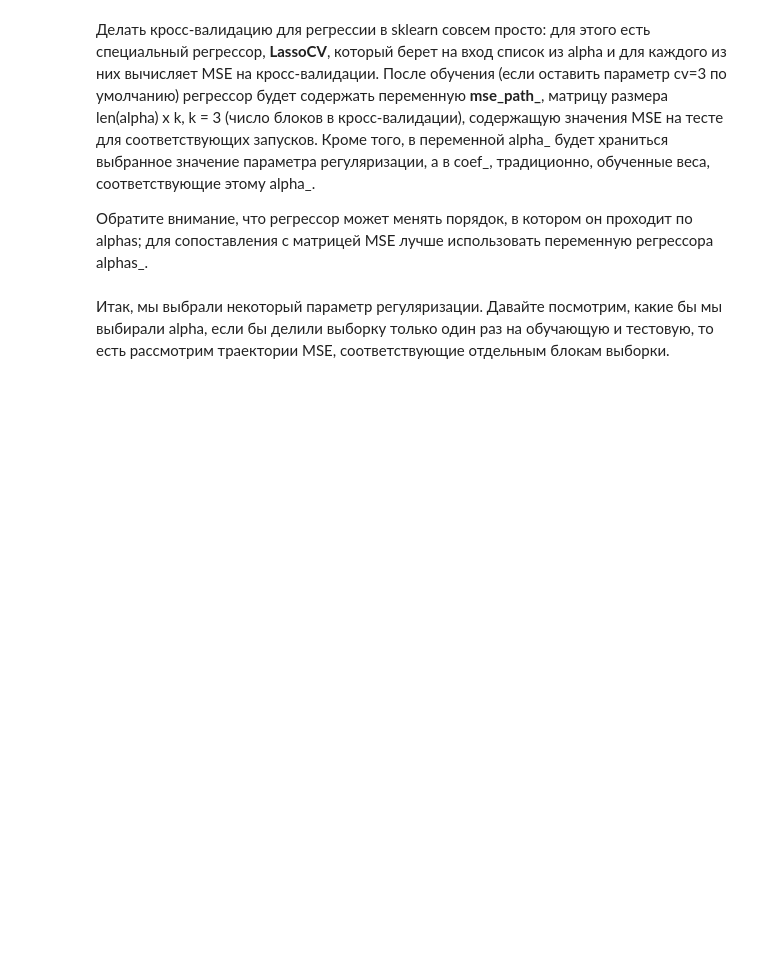
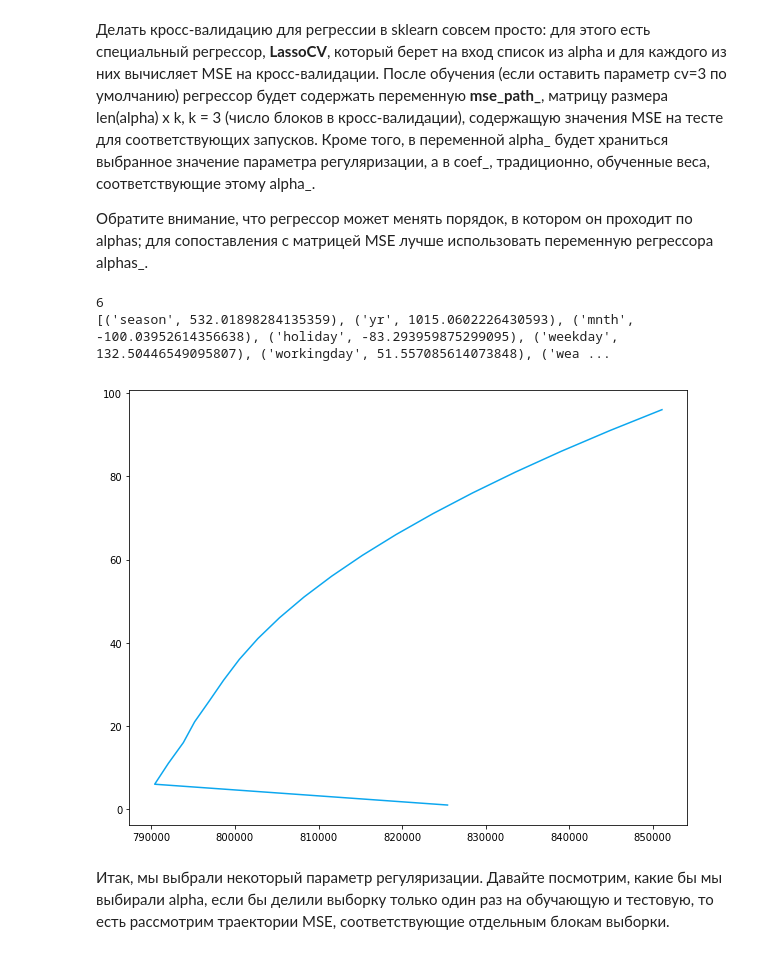
Before and after one commit to diman4ik/YandexML, a Jupyter notebook: Learning with teacher/week2/OverfittingTask.ipynb, the cells around one changed output. Saved outputs shown, nothing was run; the diff lists cells and outputs as text; code cells hidden in the pictures; blank space fills up the shorter version.

```diff
--- a/Learning with teacher/week2/OverfittingTask.ipynb
+++ b/Learning with teacher/week2/OverfittingTask.ipynb
@@ -267,8 +278,25 @@ from sklearn.linear_model import LassoCV
 # %%
 # Код 3.2 (1 балл)
 # Обучите регрессор LassoCV на всех параметрах регуляризации из alpha
 # Постройте график _усредненного_ по строкам MSE в зависимости от alpha.
 # Выведите выбранное alpha, а также пары "признак-коэффициент" для обученного вектора коэффициентов
 alphas = np.arange(1, 100, 5)
+
+lasso_cv = LassoCV(alphas=alphas, cv=3)
+lasso_cv.fit(X,y)
+mses = lasso_cv.mse_path_
+
+means = np.mean(lasso_cv.mse_path_, axis=1)
+
+plt.figure(figsize=(10, 8))
+plt.plot(means, lasso_cv.alphas_, color=np.random.rand(3))
+
+print lasso_cv.alpha_
+
+print zip(df.columns, lasso_cv.coef_)
+# %% [output]
+6
+[('season', 532.01898284135359), ('yr', 1015.0602226430593), ('mnth', -100.03952614356638), ('holiday', -83.293959875299095), ('weekday', 132.50446549095807), ('workingday', 51.557085614073848), ('wea ...
+[figure, added]
 # %% [markdown]
 Итак, мы выбрали некоторый параметр регуляризации. Давайте посмотрим, какие бы мы выбирали alpha, если бы делили выборку только один раз на обучающую и тестовую, то есть рассмотрим траектории MSE, соответствующие отдельным блокам выборки.
```
Also changed, not shown: parts of 14 cells of this notebook.
